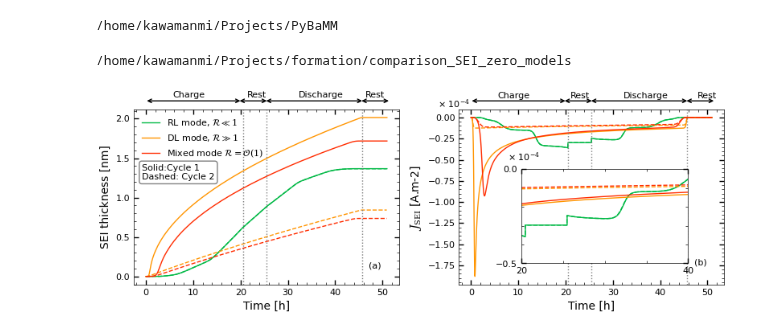
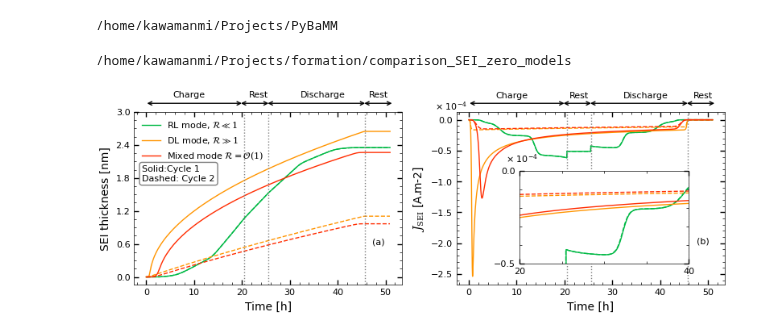
Before and after one commit to brosaplanella/formation, a Jupyter notebook: comparison_SEI_zero_models/Fig2.ipynb, the cells around one changed output. Drawn from its saved outputs; the diff is of its cells as text; code cells hidden in the pictures.

Commit message:
Last modification of teh figure based on teh second round feedback

```diff
--- a/comparison_SEI_zero_models/Fig2.ipynb
+++ b/comparison_SEI_zero_models/Fig2.ipynb
@@ -32,7 +32,7 @@ exp = pybamm.Experiment(
 # D_sol = [1e-14,1e-22, 0.8e-22 ,1e-14,1e-22]
 
 k_sei =[ 7.0e-13, 1e-7, 1e-10]
-D_sol = [1e-14,1e-22, 0.8e-22 ]
+D_sol = [1e-14,1e-22, 0.8e-22]
 params = []
 for i in range(0, len(k_sei)):
   param=pybamm.ParameterValues("Chen2020")
@@ -40,7 +40,7 @@ for i in range(0, len(k_sei)):
                  'Initial outer SEI thickness [m]': 5e-13,
                   'SEI kinetic rate constant [m.s-1]':k_sei[i],
                   'Outer SEI solvent diffusivity [m2.s-1]':D_sol[i],
-                  'SEI open-circuit potential [V]': 0.0,
+                  'Bulk solvent concentration [mol.m-3]': 4541.0
                   }
   )
   params.append(param)
@@ -98,25 +98,23 @@ for index, sol in enumerate(sols):
         else:
             axes[0].plot(t, L_sei,  color=color, linestyle=line_styles[cycle % 2])
 
-axes[0].set_yticks(np.linspace(0, 2, 5))
+axes[0].set_yticks(np.linspace(0, 3, 6))
 axes[0].set_xlabel("Time [h]")
 axes[0].set_ylabel("SEI thickness [nm]")
 axes[0].legend()
 axes[0].text(0.03, 0.6, 'Solid:Cycle 1\nDashed: Cycle 2',
             transform=axes[0].transAxes, bbox=dict(boxstyle='round', facecolor='white', alpha=0.5))
-# axes[0].text(0.03, 0.6, 'Solid:Cycle 1\nDashed: Cycle 2',
-#             transform=axes[0].transAxes,
-#             verticalalignment='bottom', bbox=dict(boxstyle='round', facecolor='white', alpha=0.5))
+
 # Add vertical lines and text at the top of the x-axis for the first plot
 
 axes[0].axvline(x=20.5, color='grey', linestyle=':', linewidth=1)
 axes[0].axvline(x=25.5, color='grey', linestyle=':', linewidth=1)
 axes[0].axvline(x=45.7, color='grey', linestyle=':', linewidth=1)
-axes[0].text(9, 2.27, 'Charge', ha='center')
-axes[0].text(23.5, 2.27, 'Rest', ha='center')
-axes[0].text(37, 2.27, 'Discharge', ha='center')
-axes[0].text(48.5, 2.27, 'Rest', ha='center')
-axes[0].text(48.5, 0.1, '(a)', ha='center')
+axes[0].text(9, 3.27, 'Charge', ha='center')
+axes[0].text(23.5, 3.27, 'Rest', ha='center')
+axes[0].text(37, 3.27, 'Discharge', ha='center')
+axes[0].text(48.5, 3.27, 'Rest', ha='center')
+axes[0].text(48.5, 0.6, '(a)', ha='center')
 
 axes[0].annotate('', xy=(0.04, 1.05), xytext=(0.41, 1.05), xycoords='axes fraction', textcoords='axes fraction',
                  arrowprops=dict(arrowstyle='<->', color='black'))
@@ -148,38 +146,38 @@ for index, sol in enumerate(sols):
 axes[1].axvline(x=20.5, color='grey', linestyle=':', linewidth=1)
 axes[1].axvline(x=25.5, color='grey', linestyle=':', linewidth=1)
 axes[1].axvline(x=45.7, color='grey', linestyle=':', linewidth=1)
-axes[1].text(9, 0.23, 'Charge', ha='center')
-axes[1].text(23, 0.23, 'Rest', ha='center')
-axes[1].text(37, 0.23, 'Discharge', ha='center')
-axes[1].text(50,0.23, 'Rest', ha='center')
-axes[1].text(48.5, -1.75, '(b)', ha='center')
+axes[1].text(9, 0.35, 'Charge', ha='center')
+axes[1].text(23, 0.35, 'Rest', ha='center')
+axes[1].text(37, 0.35, 'Discharge', ha='center')
+axes[1].text(49,0.35, 'Rest', ha='center')
+axes[1].text(49, -2, '(b)', ha='center')
 
 axes[1].annotate('', xy=(0.04, 1.05), xytext=(0.41, 1.05), xycoords='axes fraction', textcoords='axes fraction',
                  arrowprops=dict(arrowstyle='<->', color='black'))
 axes[1].annotate('', xy=(0.39, 1.05), xytext=(0.51, 1.05), xycoords='axes fraction', textcoords='axes fraction',
                  arrowprops=dict(arrowstyle='<->', color='black'))
 axes[1].annotate('', xy=(0.49, 1.05), xytext=(0.87, 1.05), xycoords='axes fraction', textcoords='axes fraction',
                  arrowprops=dict(arrowstyle='<->', color='black'))
 axes[1].annotate('', xy=(0.85, 1.05), xytext=(0.97, 1.05), xycoords='axes fraction', textcoords='axes fraction',
                  arrowprops=dict(arrowstyle='<->', color='black'))
 
 
 axes[1].set_xlabel("Time [h]")
 axes[1].set_ylabel(
     "$J_\mathrm{SEI}$ [A.m-2] ")
 axes[1].text(-0.08, 1.07, '× 10$^{-4}$', transform=axes[1].transAxes,
              verticalalignment='top')
 axins.text(-0.08, 1.07, '× 10$^{-4}$', transform=axins.transAxes,
              verticalalignment='bottom')
 axins.set_xlim(20, 40)
 axins.set_ylim(-0.4, 0)
 # Set the locations of the x and y ticks
 axins.set_xticks([20, 40])
 axins.set_yticks([-0.5, 0])
 
 
 plt.tight_layout()
 plt.savefig("figures/fig2.png", dpi=300)
 # %% [output]
 /home/kawamanmi/Projects/formation/comparison_SEI_zero_models
-[figure, old version]
+[figure, new version]
```
Also changed, not shown: 9 other files.
